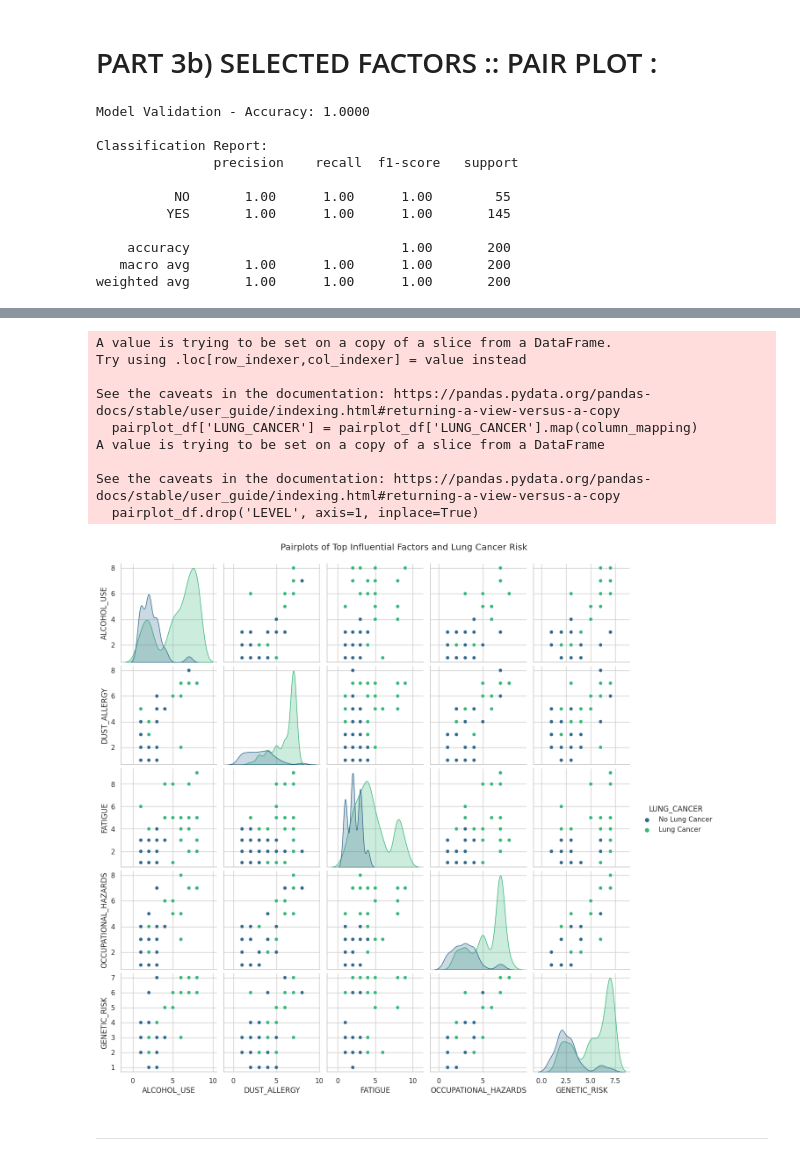
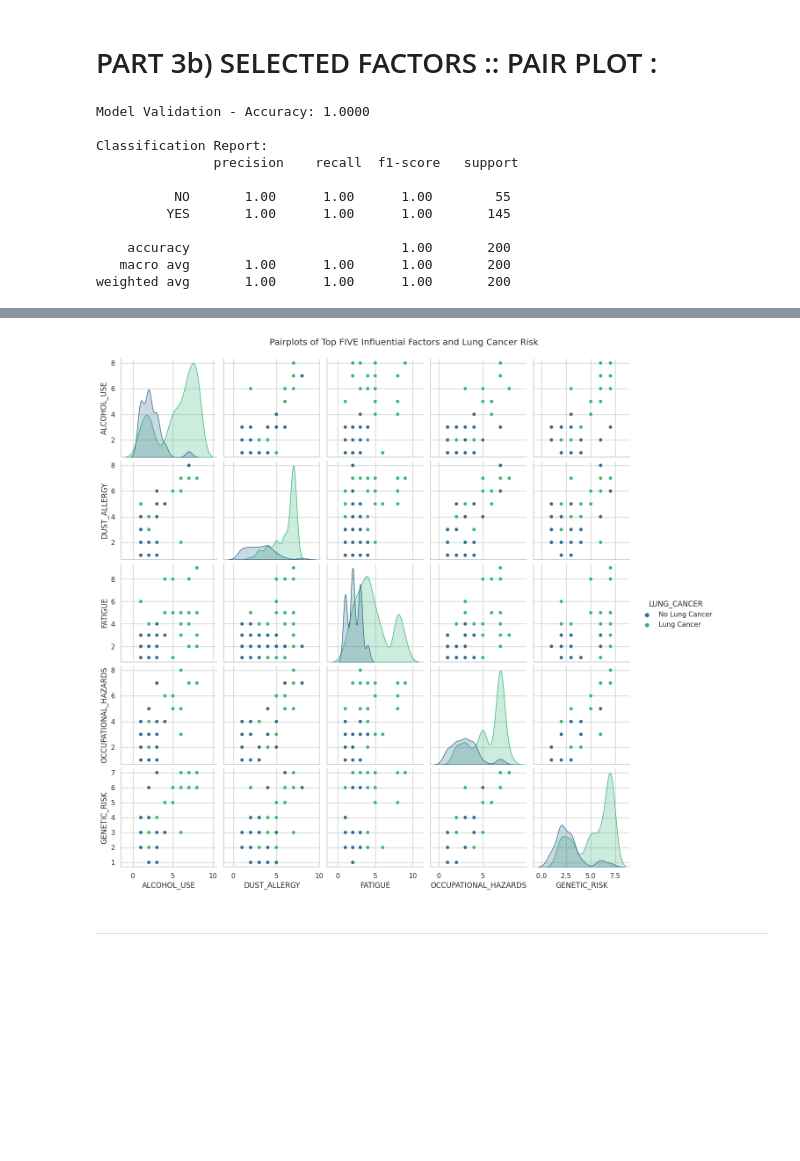
Before and after one commit to radhakrishnan-omotec/lung-repository, a Jupyter notebook: 5_Lung_Cancer_prediction.ipynb, the cells around one changed output, grey strips where cells are left out. Cells and saved outputs as stored; diff of their text form; code cells hidden in the pictures; blank space fills up the shorter version.

```diff
--- a/5_Lung_Cancer_prediction.ipynb
+++ b/5_Lung_Cancer_prediction.ipynb
@@ -724,46 +724,37 @@ selected_factors = [factor for factor in selected_factors if factor not in value
 # Add 'LUNG_CANCER' to the selected factors list separately
 selected_factors_with_target = selected_factors + ['LUNG_CANCER']
 
 # Plot pair plots to explore correlations between influential factors and lung cancer risk
-pairplot_df = df[selected_factors_with_target]
+pairplot_df = df[selected_factors_with_target].copy()
 
 # Update column names for better visualization
 column_mapping = {
     'YES': 'Lung Cancer',
     'NO': 'No Lung Cancer'
 }
 pairplot_df['LUNG_CANCER'] = pairplot_df['LUNG_CANCER'].map(column_mapping)
 
-# Remove 'LEVEL' column from the selected factors
+# Remove 'LEVEL' column from the selected factors using .loc
 if 'LEVEL' in pairplot_df.columns:
-    pairplot_df.drop('LEVEL', axis=1, inplace=True)
+    pairplot_df = pairplot_df.drop('LEVEL', axis=1)
 
 sns.pairplot(pairplot_df, hue='LUNG_CANCER', palette='viridis')
 plt.suptitle('Pairplots of Top FIVE Influential Factors and Lung Cancer Risk', y=1.02)
 plt.show()
 # %% [output]
 Model Validation - Accuracy: 1.0000
 
 Classification Report:
                precision    recall  f1-score   support
 
           NO       1.00      1.00      1.00        55
          YES       1.00      1.00      1.00       145
 
     accuracy                           1.00       200
    macro avg       1.00      1.00      1.00       200
 weighted avg       1.00      1.00      1.00       200
 [figure]
-A value is trying to be set on a copy of a slice from a DataFrame.
-Try using .loc[row_indexer,col_indexer] = value instead
-
-See the caveats in the documentation: https://pandas.pydata.org/pandas-docs/stable/user_guide/indexing.html#returning-a-view-versus-a-copy
-  pairplot_df['LUNG_CANCER'] = pairplot_df['LUNG_CANCER'].map(column_mapping)
-A value is trying to be set on a copy of a slice from a DataFrame
-
-See the caveats in the documentation: https://pandas.pydata.org/pandas-docs/stable/user_guide/indexing.html#returning-a-view-versus-a-copy
-  pairplot_df.drop('LEVEL', axis=1, inplace=True)
-[figure, old version]
+[figure, new version]
 # %% [markdown]
 ---
 # %% [markdown]
```
Also changed, not shown: parts of 1 cell of this notebook.
